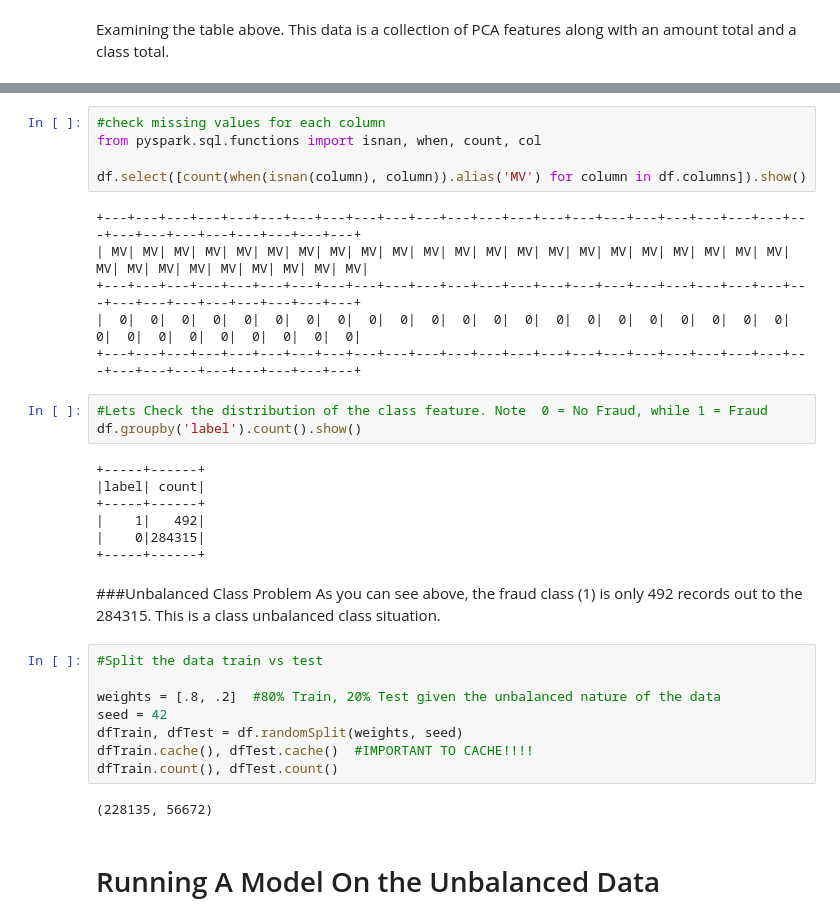
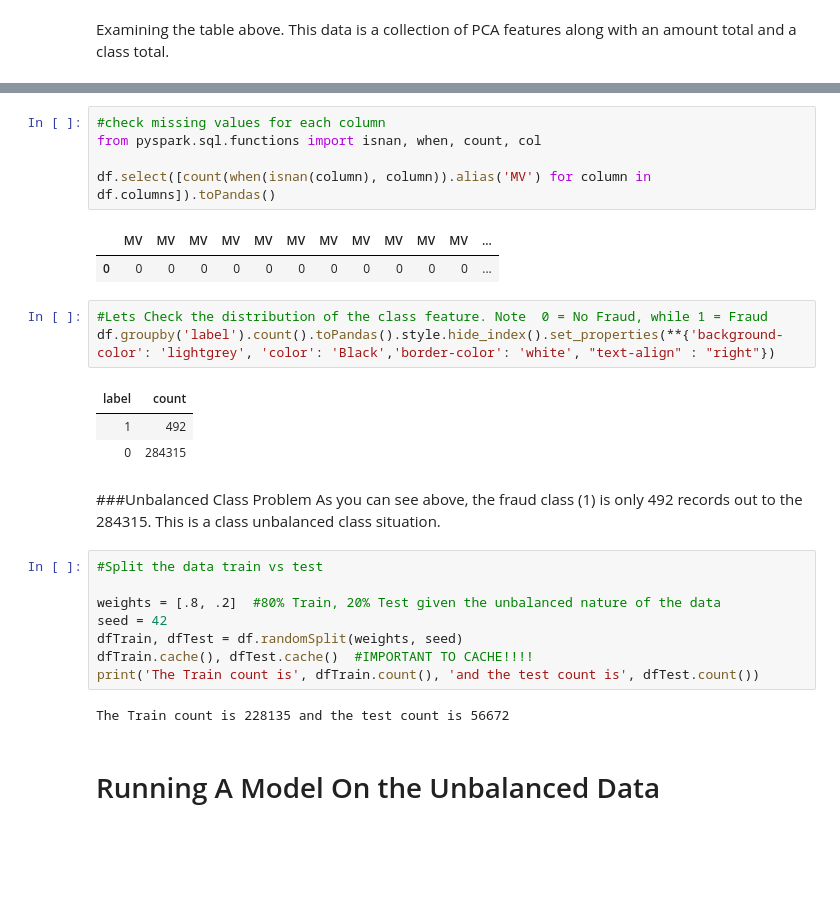
Before and after one commit to acportfolio/acportfolio, a Jupyter notebook: SparK_MLib_Credit_Card_Fraud_Classification.ipynb, the cells around one changed output, grey strips where cells are left out. Saved outputs shown, nothing was run; the diff lists cells and outputs as text; blank space fills up the shorter version.

```diff
--- a/SparK_MLib_Credit_Card_Fraud_Classification.ipynb
+++ b/SparK_MLib_Credit_Card_Fraud_Classification.ipynb
@@ -97,24 +92,18 @@ df.describe().show()
 # %%
 #check missing values for each column
 from pyspark.sql.functions import isnan, when, count, col
 
-df.select([count(when(isnan(column), column)).alias('MV') for column in df.columns]).show()
+df.select([count(when(isnan(column), column)).alias('MV') for column in df.columns]).toPandas()
 # %% [output]
-+---+---+---+---+---+---+---+---+---+---+---+---+---+---+---+---+---+---+---+---+---+---+---+---+---+---+---+---+---+---+---+
-| MV| MV| MV| MV| MV| MV| MV| MV| MV| MV| MV| MV| MV| MV| MV| MV| MV| MV| MV| MV| MV| MV| MV| MV| MV| MV| MV| MV| MV| MV| MV|
-+---+---+---+---+---+---+---+---+---+---+---+---+---+---+---+---+---+---+---+---+---+---+---+---+---+---+---+---+---+---+---+
-|  0|  0|  0|  0|  0|  0|  0|  0|  0|  0|  0|  0|  0|  0|  0|  0|  0|  0|  0|  0|  0|  0|  0|  0|  0|  0|  0|  0|  0|  0|  0|
-+---+---+---+---+---+---+---+---+---+---+---+---+---+---+---+---+---+---+---+---+---+---+---+---+---+---+---+---+---+---+---+
+|  | MV | MV | MV | MV | MV | MV | MV | MV | MV | MV | MV | ... |
+| 0 | 0 | 0 | 0 | 0 | 0 | 0 | 0 | 0 | 0 | 0 | 0 | ... |
 # %%
 #Lets Check the distribution of the class feature. Note  0 = No Fraud, while 1 = Fraud
-df.groupby('label').count().show()
+df.groupby('label').count().toPandas().style.hide_index().set_properties(**{'background-color': 'lightgrey', 'color': 'Black','border-color': 'white', "text-align" : "right"})
 # %% [output]
-+-----+------+
-|label| count|
-+-----+------+
-|    1|   492|
-|    0|284315|
-+-----+------+
+| label | count |
+| 1 | 492 |
+| 0 | 284315 |
 # %% [markdown]
 ###Unbalanced Class Problem
 As you can see above, the fraud class (1) is only 492 records out to the 284315. This is a class unbalanced class situation.
@@ -125,9 +114,9 @@ weights = [.8, .2]  #80% Train, 20% Test given the unbalanced nature of the data
 seed = 42
 dfTrain, dfTest = df.randomSplit(weights, seed)
 dfTrain.cache(), dfTest.cache()  #IMPORTANT TO CACHE!!!!
-dfTrain.count(), dfTest.count()
+print('The Train count is', dfTrain.count(), 'and the test count is', dfTest.count())
 # %% [output]
-(228135, 56672)
+The Train count is 228135 and the test count is 56672
 # %% [markdown]
 # Running A Model On the Unbalanced Data
 # %%
```
Also changed, not shown: parts of 27 cells of this notebook.
